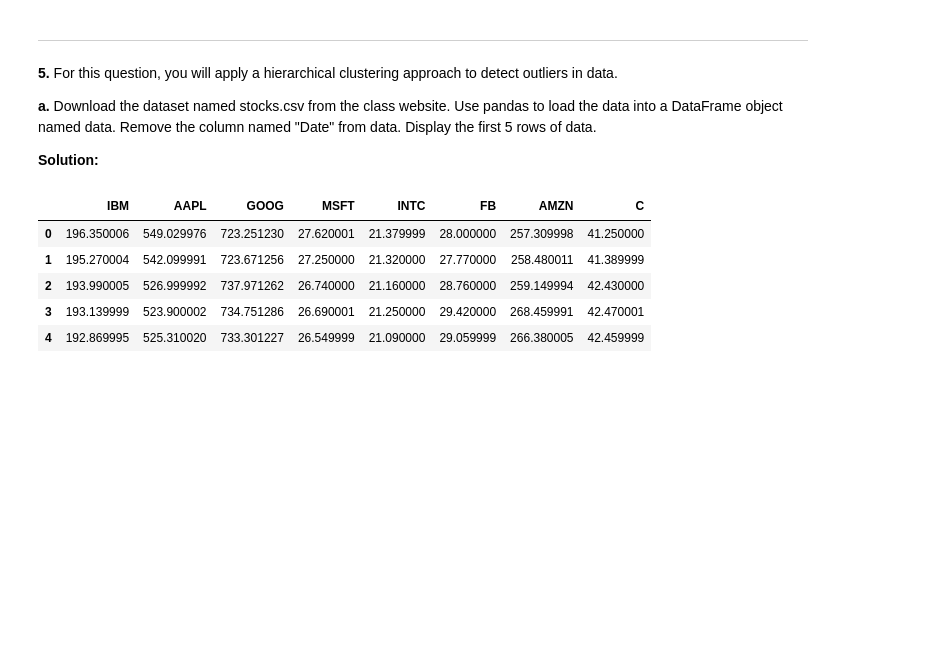
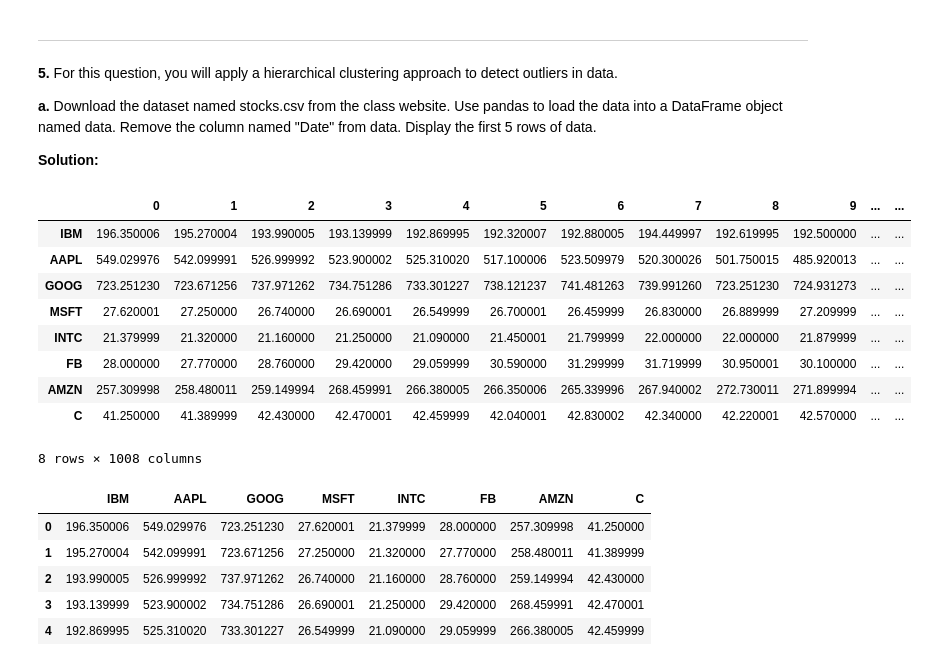
Before and after one commit to nicwigs/482, a Jupyter notebook: hw/03/hw3.ipynb, the cells around one changed output. Cells and saved outputs as stored; diff of their text form; code cells hidden in the pictures; blank space fills up the shorter version.

```diff
--- a/hw/03/hw3.ipynb
+++ b/hw/03/hw3.ipynb
@@ -183,6 +356,19 @@ Solution for MAX:
 **a.** Download the dataset named stocks.csv from the class website. Use pandas to load the data into a DataFrame object named data. Remove the column named "Date" from data. Display the first 5 rows of data.
 
 **Solution:**
+# %%
+data.T
+# %% [output]
+|  | 0 | 1 | 2 | 3 | 4 | 5 | 6 | 7 | 8 | 9 | ... | ... |
+| IBM | 196.350006 | 195.270004 | 193.990005 | 193.139999 | 192.869995 | 192.320007 | 192.880005 | 194.449997 | 192.619995 | 192.500000 | ... | ... |
+| AAPL | 549.029976 | 542.099991 | 526.999992 | 523.900002 | 525.310020 | 517.100006 | 523.509979 | 520.300026 | 501.750015 | 485.920013 | ... | ... |
+| GOOG | 723.251230 | 723.671256 | 737.971262 | 734.751286 | 733.301227 | 738.121237 | 741.481263 | 739.991260 | 723.251230 | 724.931273 | ... | ... |
+| MSFT | 27.620001 | 27.250000 | 26.740000 | 26.690001 | 26.549999 | 26.700001 | 26.459999 | 26.830000 | 26.889999 | 27.209999 | ... | ... |
+| INTC | 21.379999 | 21.320000 | 21.160000 | 21.250000 | 21.090000 | 21.450001 | 21.799999 | 22.000000 | 22.000000 | 21.879999 | ... | ... |
+| FB | 28.000000 | 27.770000 | 28.760000 | 29.420000 | 29.059999 | 30.590000 | 31.299999 | 31.719999 | 30.950001 | 30.100000 | ... | ... |
+| AMZN | 257.309998 | 258.480011 | 259.149994 | 268.459991 | 266.380005 | 266.350006 | 265.339996 | 267.940002 | 272.730011 | 271.899994 | ... | ... |
+| C | 41.250000 | 41.389999 | 42.430000 | 42.470001 | 42.459999 | 42.040001 | 42.830002 | 42.340000 | 42.220001 | 42.570000 | ... | ... |
+8 rows × 1008 columns
 # %%
 import pandas as pd
 
```
Also changed, not shown: parts of 28 cells of this notebook.
